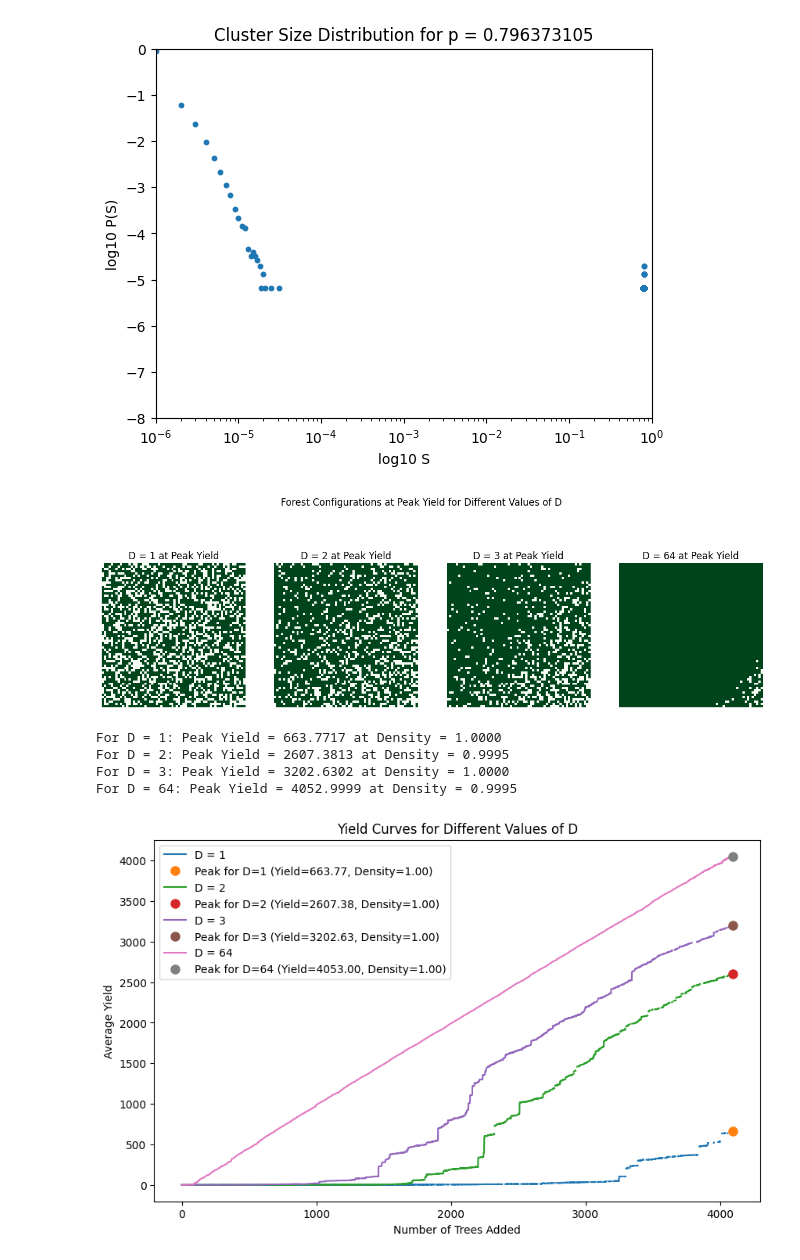
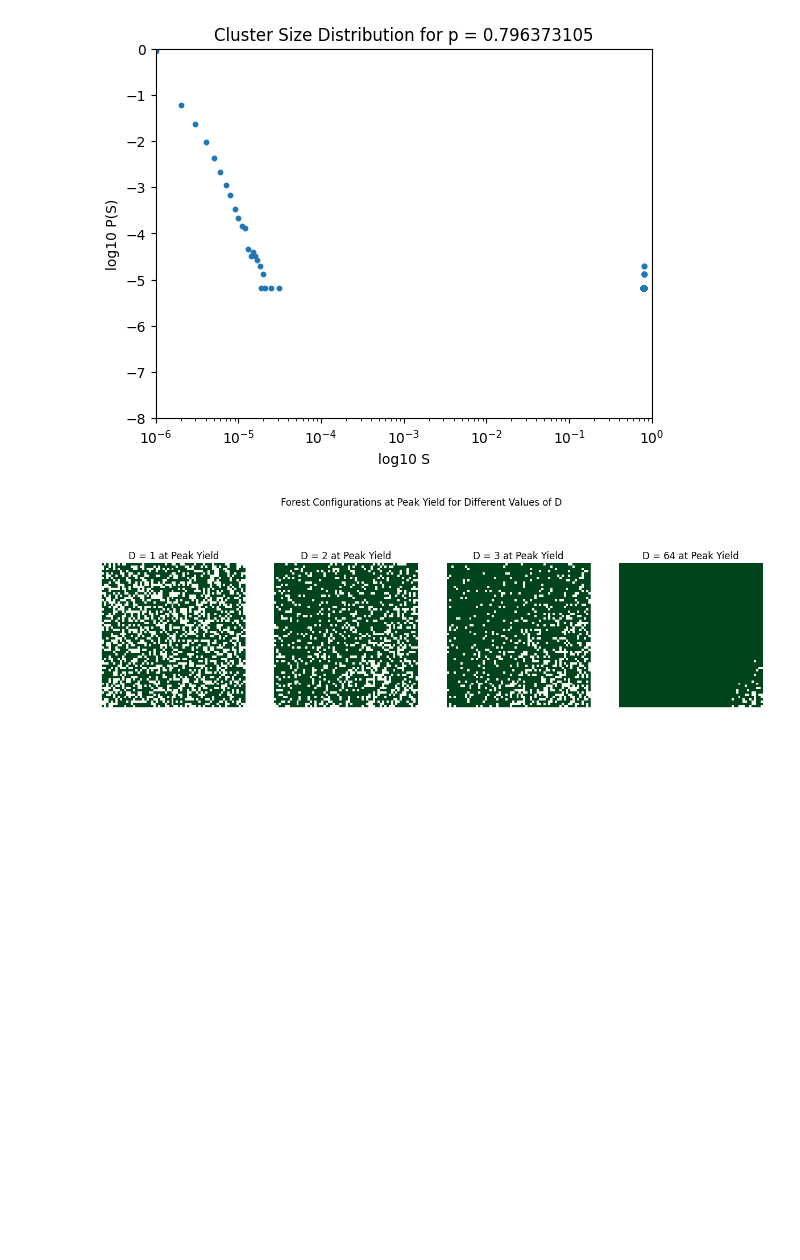
Before and after one commit to marobinette/pocs, a Jupyter notebook: percolate.ipynb, the cells around one changed output. Cells and saved outputs as stored; diff of their text form; code cells hidden in the pictures; blank space fills up the shorter version.

```diff
--- a/percolate.ipynb
+++ b/percolate.ipynb
@@ -241,6 +241,16 @@ def calculate_fire_yield(forest, spark_distribution):
     return expected_yield
 
 # Place tree based on best yield for each D
+"""
+The place_tree function attempts to plant a tree in
+    a given forest at the location that maximizes
+    the expected yield, based on a given spark distribution
+parameters:
+- forest: 2D array representing the forest grid, where each cell can either be empty (0) or contain a tree (1)
+- spark_distribution: A 2D array with probabilities indicating the likelihood of a spark (fire ignition) occurring
+    at each position in the forest. The yield calculation will depend on this distribution.
+- D: number of random candidate locations to evaluate for tree placement
+"""
 def place_tree(forest, spark_distribution, D):
     L = forest.shape[0]
     best_yield = -np.inf
@@ -301,66 +311,61 @@ D_values = [1, 2, 3, L]
 max_trees = L * L
 spark_distribution = initialize_spark_distribution(L)
 
 #a
 # # Run simulation and capture peak yield forest for each D
 fig, axes = plt.subplots(1, len(D_values), figsize=(15, 5))
 for idx, D in enumerate(D_values):
     if D > max_trees:  # Skip D if it exceeds the number of possible placements
         continue
     yields ,_, _, _, _, peak_forest = simulate_forest_growth(L, spark_distribution, D, max_trees)
     axes[idx].imshow(peak_forest, cmap='Greens', origin="upper")
     axes[idx].set_title(f"D = {D} at Peak Yield")
     axes[idx].axis("off")
 
 # a
 plt.suptitle("Forest Configurations at Peak Yield for Different Values of D")
 plt.show()
 
 #b
-fig, ax = plt.subplots(figsize=(10, 6))
+# fig, ax = plt.subplots(figsize=(10, 6))
 
-for D in D_values:
-    yields, densities, peak_yield, peak_density, peak_index, _ = simulate_forest_growth(L, spark_distribution, D, max_trees)
-    ax.plot(range(len(yields)), yields, label=f"D = {D}")
-    ax.plot(peak_index, peak_yield, 'o', markersize=8, label=f"Peak for D={D} (Yield={peak_yield:.2f}, Density={peak_density:.2f})")
+# for D in D_values:
+#     yields, densities, peak_yield, peak_density, peak_index, _ = simulate_forest_growth(L, spark_distribution, D, max_trees)
+#     ax.plot(range(len(yields)), yields, label=f"D = {D}")
+#     ax.plot(peak_index, peak_yield, 'o', markersize=8, label=f"Peak for D={D} (Yield={peak_yield:.2f}, Density={peak_density:.2f})")
 
-    print(f"For D = {D}: Peak Yield = {peak_yield:.4f} at Density = {peak_density:.4f}")
+#     print(f"For D = {D}: Peak Yield = {peak_yield:.4f} at Density = {peak_density:.4f}")
 
-# Configure plot
-ax.set_xlabel("Number of Trees Added")
-ax.set_ylabel("Average Yield")
-ax.set_title("Yield Curves for Different Values of D")
-ax.legend()
-plt.show()
+# # Configure plot
+# ax.set_xlabel("Number of Trees Added")
+# ax.set_ylabel("Average Yield")
+# ax.set_title("Yield Curves for Different Values of D")
+# ax.legend()
+# plt.show()
 
 
 # c Run simulation and plot Zipf distributions
-fig, ax = plt.subplots(figsize=(10, 6))
+# fig, ax = plt.subplots(figsize=(10, 6))
 
-for D in D_values:
-    _, _, _, _, _, peak_forest = simulate_forest_growth(L, spark_distribution, D, max_trees)
-    cluster_sizes = analyze_cluster_sizes(peak_forest)
+# for D in D_values:
+#     _, _, _, _, _, peak_forest = simulate_forest_growth(L, spark_distribution, D, max_trees)
+#     cluster_sizes = analyze_cluster_sizes(peak_forest)
 
-    if len(cluster_sizes) == 0:
-        print(f"No clusters found for D = {D}")
-        continue
+#     if len(cluster_sizes) == 0:
+#         print(f"No clusters found for D = {D}")
+#         continue
 
-    # Plot Zipf (size) distribution
-    ranks = np.arange(1, len(cluster_sizes) + 1)
-    ax.plot(ranks, cluster_sizes, marker='o', label=f"D = {D}")
-    print(f"For D = {D}: Peak yield configuration captured with {len(cluster_sizes)} clusters.")
+#     # Plot Zipf (size) distribution
+#     ranks = np.arange(1, len(cluster_sizes) + 1)
+#     ax.plot(ranks, cluster_sizes, marker='o', label=f"D = {D}")
+#     print(f"For D = {D}: Peak yield configuration captured with {len(cluster_sizes)} clusters.")
 
-ax.set_xscale("log")
-ax.set_yscale("log")
-ax.set_xlabel("Rank")
-ax.set_ylabel("Cluster Size S")
-ax.set_title("Zipf Distribution of Tree Component Sizes at Peak Yield")
-ax.legend()
-plt.show()
+# ax.set_xscale("log")
+# ax.set_yscale("log")
+# ax.set_xlabel("Rank")
+# ax.set_ylabel("Cluster Size S")
+# ax.set_title("Zipf Distribution of Tree Component Sizes at Peak Yield")
+# ax.legend()
+# plt.show()
 # %% [output]
-[figure, old version]
+[figure, new version]
-For D = 1: Peak Yield = 663.7717 at Density = 1.0000
-For D = 2: Peak Yield = 2607.3813 at Density = 0.9995
-For D = 3: Peak Yield = 3202.6302 at Density = 1.0000
-For D = 64: Peak Yield = 4052.9999 at Density = 0.9995
-[figure, removed]
```
Also changed, not shown: parts of 1 cell of this notebook.
